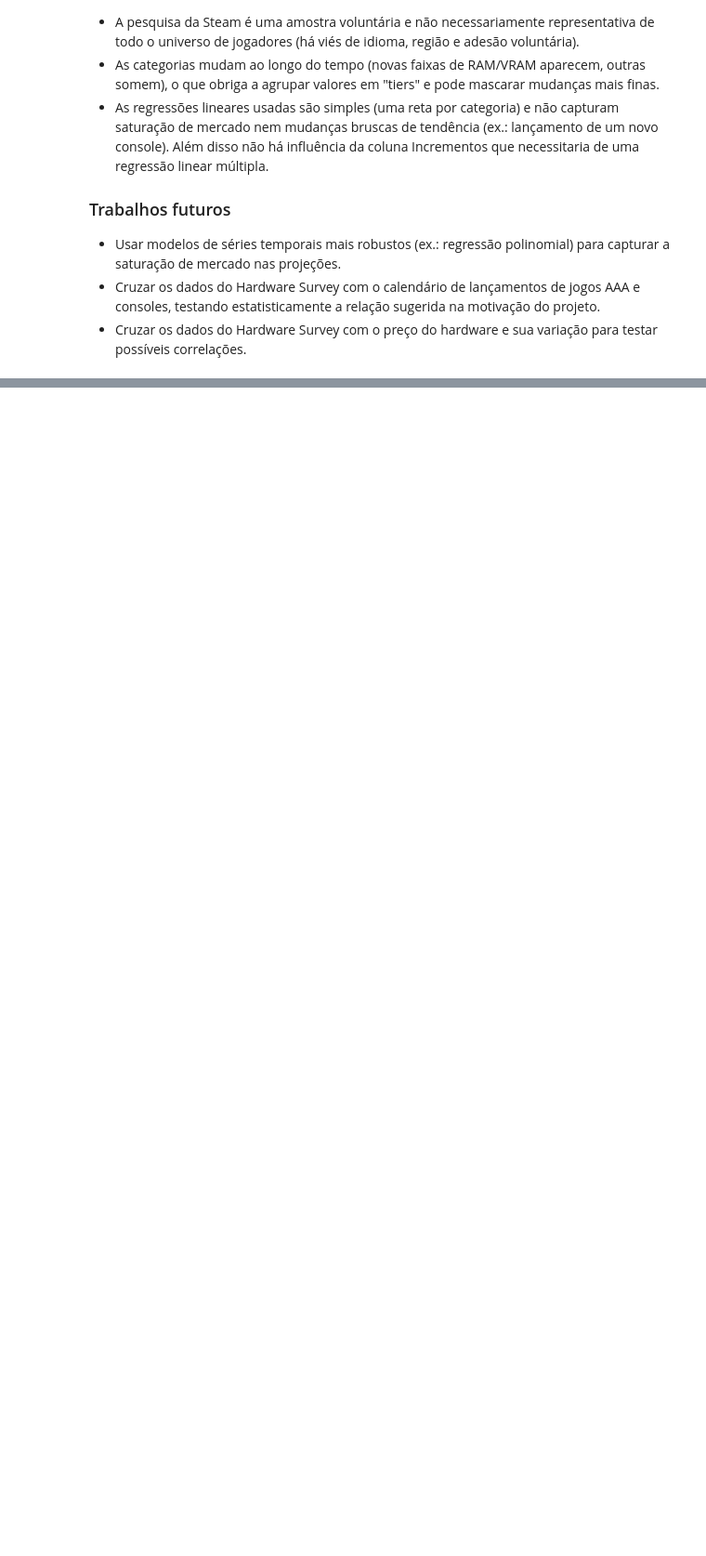
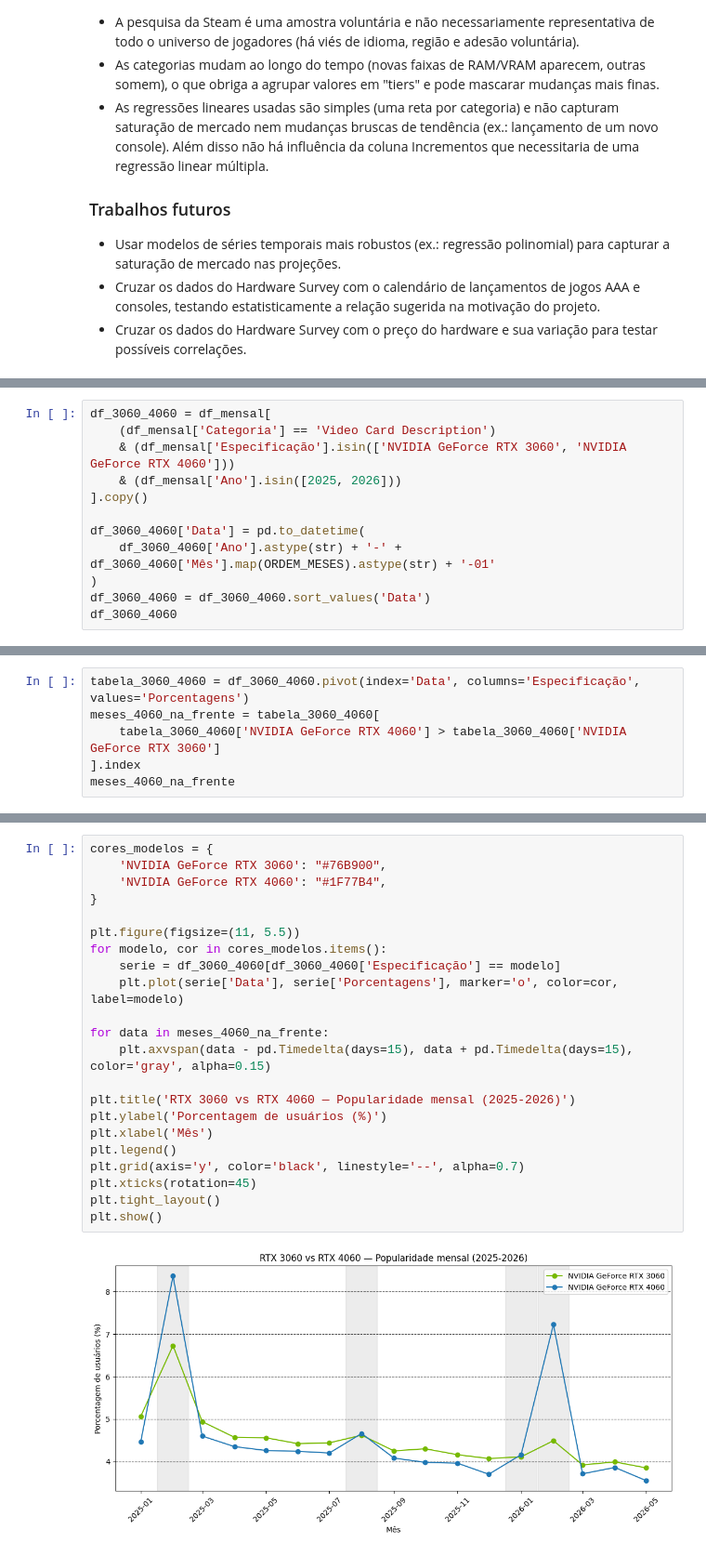
Before and after one commit to caiopaiva92/Trabalho-ICD-, a Jupyter notebook: relatorio-final.ipynb, the cells around one changed output, grey strips where cells are left out. Shown at 93% size. Drawn from its saved outputs; the diff is of its cells as text; blank space fills up the shorter version.

```diff
--- a/relatorio-final.ipynb
+++ b/relatorio-final.ipynb
@@ -2731,0 +2852,12 @@ Ao longo do relatório usamos gráficos de **barras** (distribuição de RAM/VRA
+# %%
+df_3060_4060 = df_mensal[
+    (df_mensal['Categoria'] == 'Video Card Description')
+    & (df_mensal['Especificação'].isin(['NVIDIA GeForce RTX 3060', 'NVIDIA GeForce RTX 4060']))
+    & (df_mensal['Ano'].isin([2025, 2026]))
+].copy()
+
+df_3060_4060['Data'] = pd.to_datetime(
+    df_3060_4060['Ano'].astype(str) + '-' + df_3060_4060['Mês'].map(ORDEM_MESES).astype(str) + '-01'
+)
+df_3060_4060 = df_3060_4060.sort_values('Data')
+df_3060_4060
@@ -2731,0 +2882,6 @@ Ao longo do relatório usamos gráficos de **barras** (distribuição de RAM/VRA
+# %%
+tabela_3060_4060 = df_3060_4060.pivot(index='Data', columns='Especificação', values='Porcentagens')
+meses_4060_na_frente = tabela_3060_4060[
+    tabela_3060_4060['NVIDIA GeForce RTX 4060'] > tabela_3060_4060['NVIDIA GeForce RTX 3060']
+].index
+meses_4060_na_frente
@@ -2731,0 +2890,24 @@ Ao longo do relatório usamos gráficos de **barras** (distribuição de RAM/VRA
+# %%
+cores_modelos = {
+    'NVIDIA GeForce RTX 3060': "#76B900",
+    'NVIDIA GeForce RTX 4060': "#1F77B4",
+}
+
+plt.figure(figsize=(11, 5.5))
+for modelo, cor in cores_modelos.items():
+    serie = df_3060_4060[df_3060_4060['Especificação'] == modelo]
+    plt.plot(serie['Data'], serie['Porcentagens'], marker='o', color=cor, label=modelo)
+
+for data in meses_4060_na_frente:
+    plt.axvspan(data - pd.Timedelta(days=15), data + pd.Timedelta(days=15), color='gray', alpha=0.15)
+
+plt.title('RTX 3060 vs RTX 4060 — Popularidade mensal (2025-2026)')
+plt.ylabel('Porcentagem de usuários (%)')
+plt.xlabel('Mês')
+plt.legend()
+plt.grid(axis='y', color='black', linestyle='--', alpha=0.7)
+plt.xticks(rotation=45)
+plt.tight_layout()
+plt.show()
+# %% [output]
+[figure, added]
```
Also changed, not shown: parts of 27 cells of this notebook.
